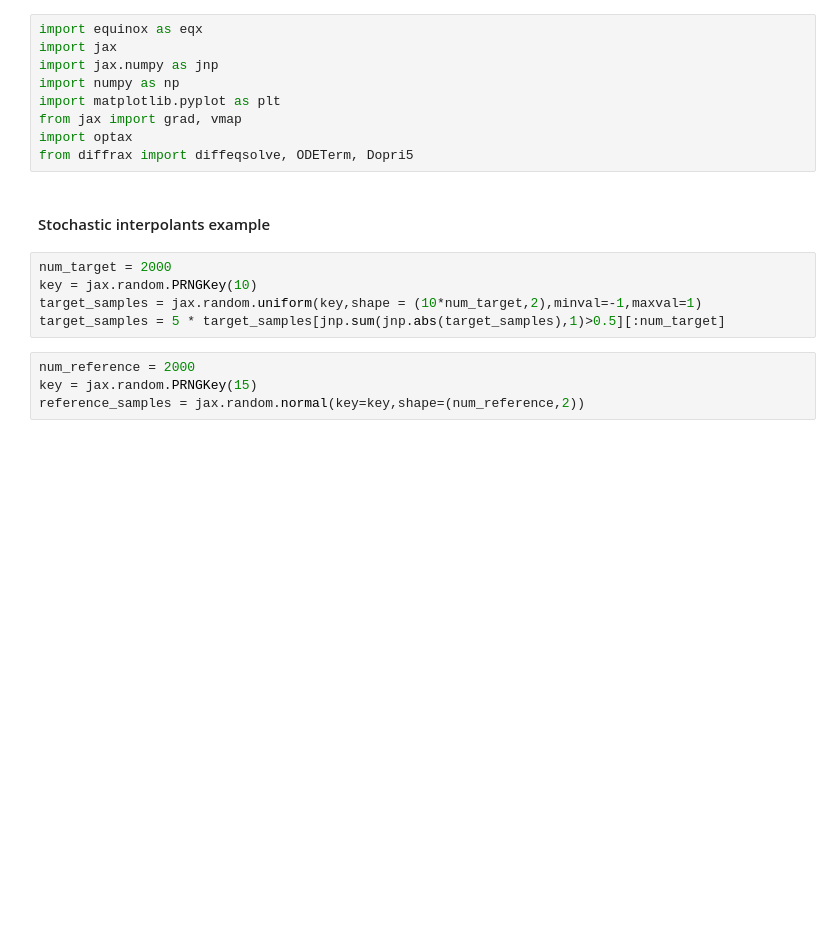
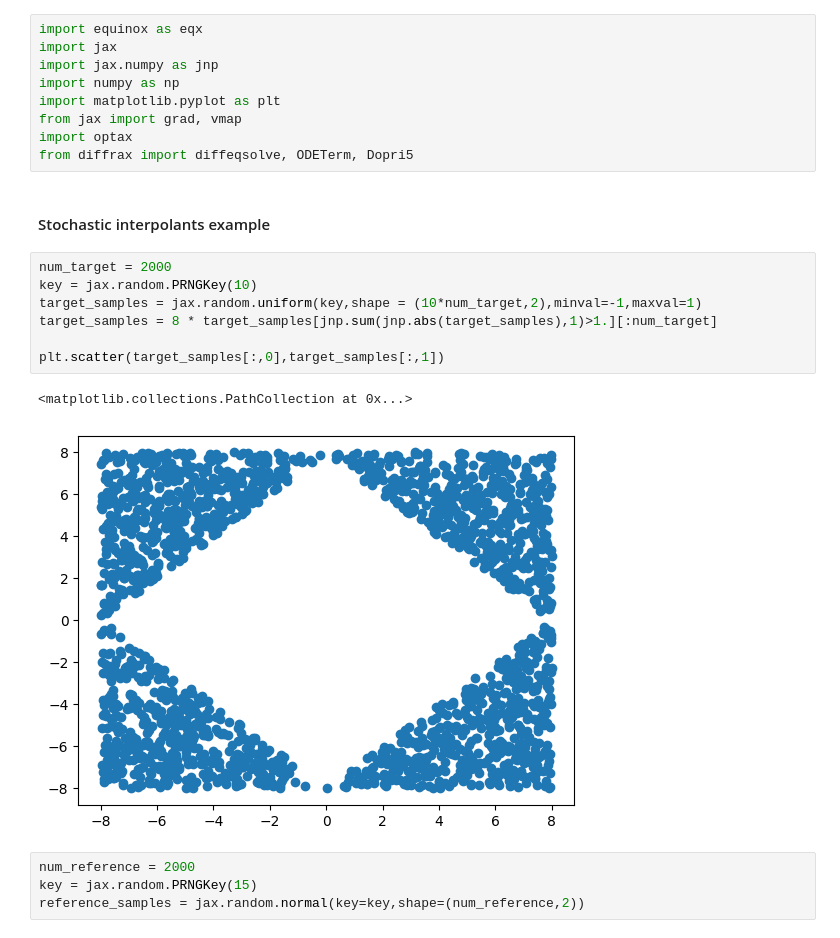
Before and after one commit to AHsu98/StoKAAsticInterpolants, a Jupyter notebook: equinox_test.ipynb, the cells around one changed output. Drawn from its saved outputs; the diff is of its cells as text; blank space fills up the shorter version.

```diff
--- a/equinox_test.ipynb
+++ b/equinox_test.ipynb
@@ -12,8 +12,13 @@ from diffrax import diffeqsolve, ODETerm, Dopri5
 # %%
 num_target = 2000
 key = jax.random.PRNGKey(10)
 target_samples = jax.random.uniform(key,shape = (10*num_target,2),minval=-1,maxval=1)
-target_samples = 5 * target_samples[jnp.sum(jnp.abs(target_samples),1)>0.5][:num_target]
+target_samples = 8 * target_samples[jnp.sum(jnp.abs(target_samples),1)>1.][:num_target]
+
+plt.scatter(target_samples[:,0],target_samples[:,1])
+# %% [output]
+<matplotlib.collections.PathCollection at 0x...>
+[figure, added]
 # %%
 num_reference = 2000
 key = jax.random.PRNGKey(15)
```
Also changed, not shown: parts of 12 cells of this notebook.
